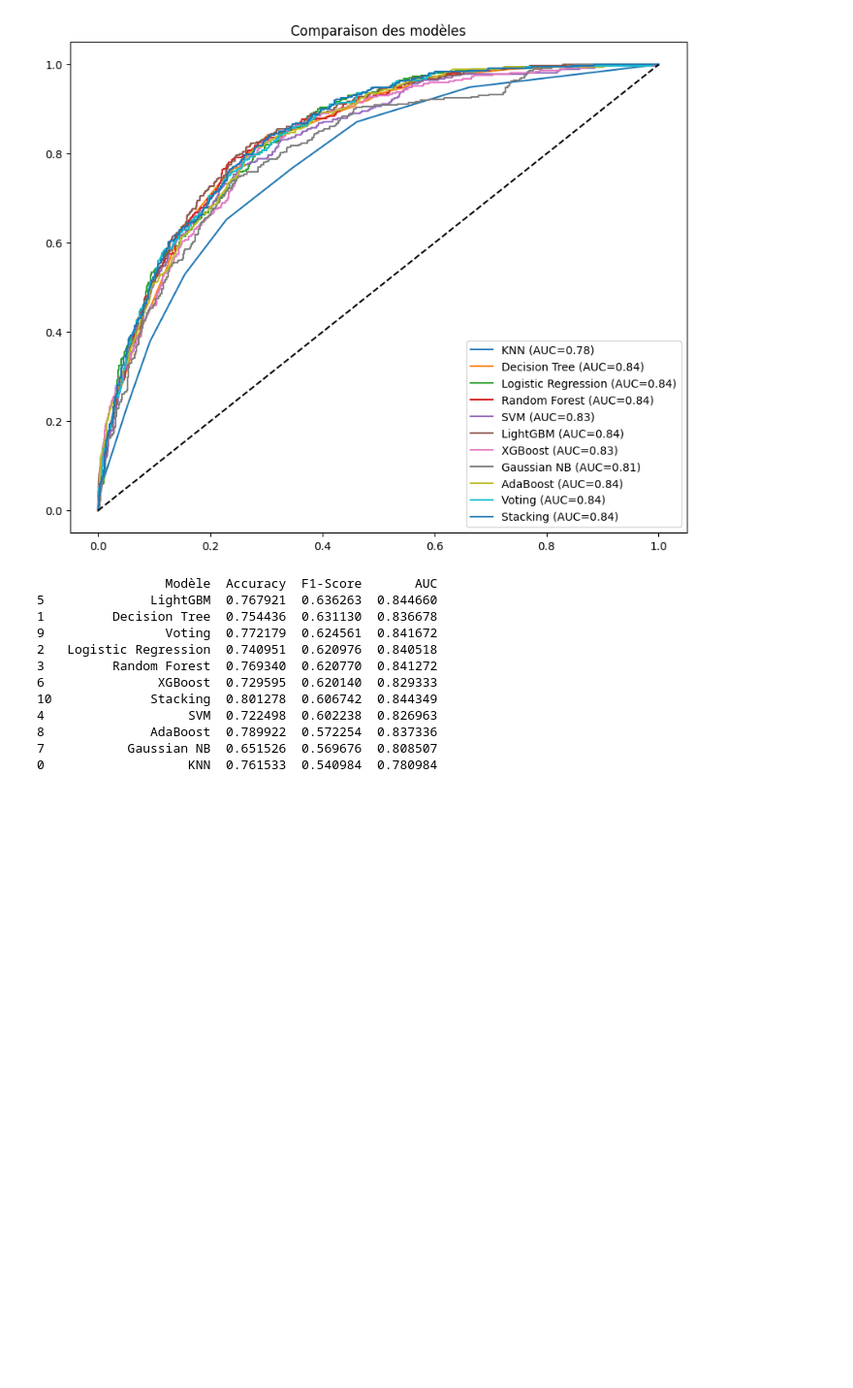
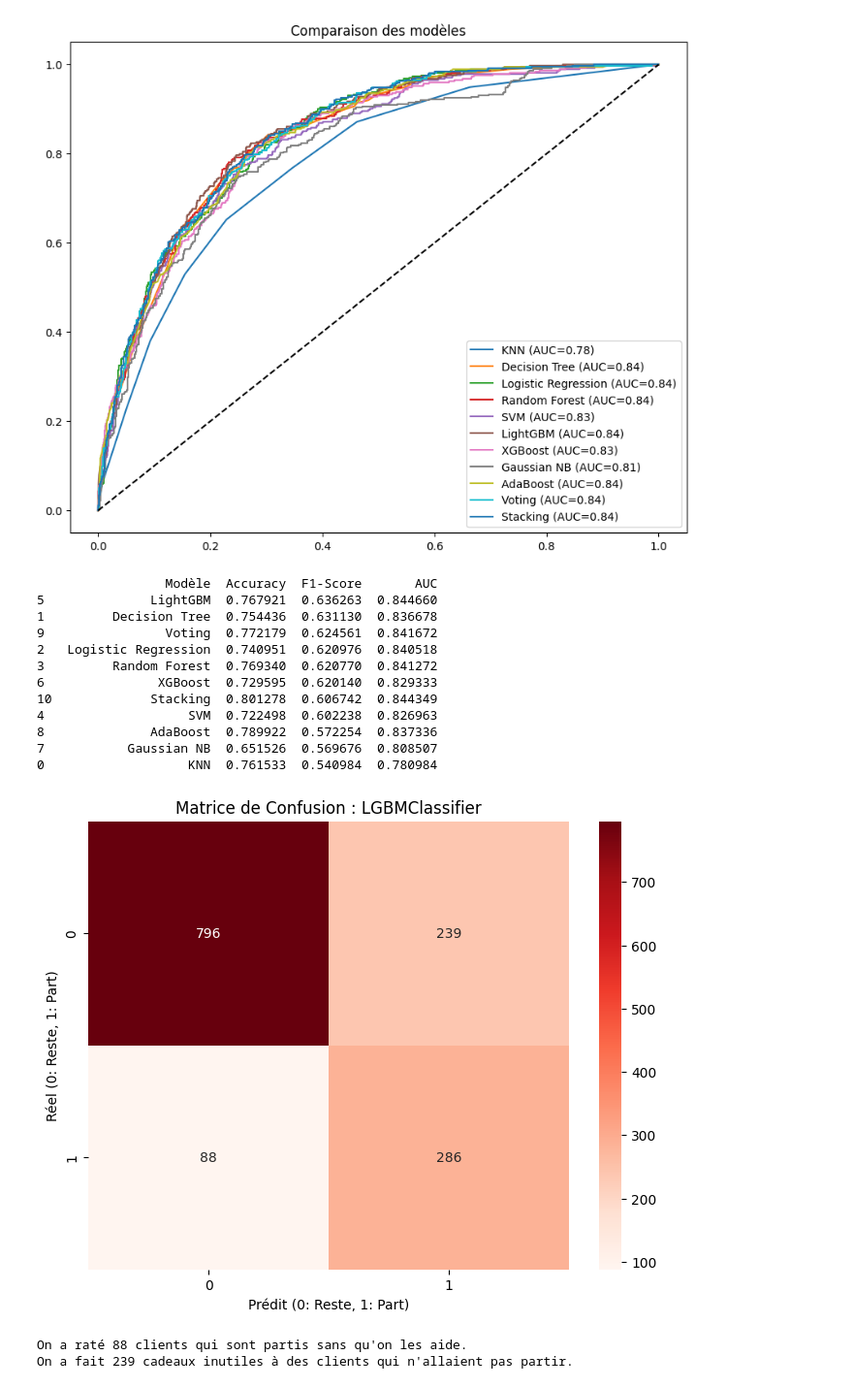
Before and after one commit to Bapt1st3/Telco_Customer_Prediction, a Jupyter notebook: classification.ipynb, the cells around one changed output. Shown at 97% size. Saved outputs shown, nothing was run; the diff lists cells and outputs as text; code cells hidden in the pictures; blank space fills up the shorter version.

Commit message:
feat: added confusion matrixe and recall

```diff
--- a/classification.ipynb
+++ b/classification.ipynb
@@ -293,3 +293,27 @@ print(df_perf)
 8              AdaBoost  0.789922  0.572254  0.837336
 7           Gaussian NB  0.651526  0.569676  0.808507
 0                   KNN  0.761533  0.540984  0.780984
+# %%
+from sklearn.metrics import confusion_matrix
+
+# Calcul pour le meilleur modèle (LightGBM)
+best_model = best_estimators["LightGBM"]
+y_pred = best_model.predict(X_test)
+cm = confusion_matrix(y_test, y_pred)
+
+plt.figure(figsize=(8, 6))
+sns.heatmap(cm, annot=True, fmt='d', cmap='Reds')
+plt.title(f"Matrice de Confusion : {type(best_model).__name__}")
+plt.ylabel('Réel (0: Reste, 1: Part)')
+plt.xlabel('Prédit (0: Reste, 1: Part)')
+plt.show()
+
+# Analyse métier rapide
+fn = cm[1, 0] # Faux Négatifs
+fp = cm[0, 1] # Faux Positifs
+print(f"On a raté {fn} clients qui sont partis sans qu'on les aide.")
+print(f"On a fait {fp} cadeaux inutiles à des clients qui n'allaient pas partir.")
+# %% [output]
+[figure, added]
+On a raté 88 clients qui sont partis sans qu'on les aide.
+On a fait 239 cadeaux inutiles à des clients qui n'allaient pas partir.
```
Also changed, not shown: parts of 3 cells of this notebook.
